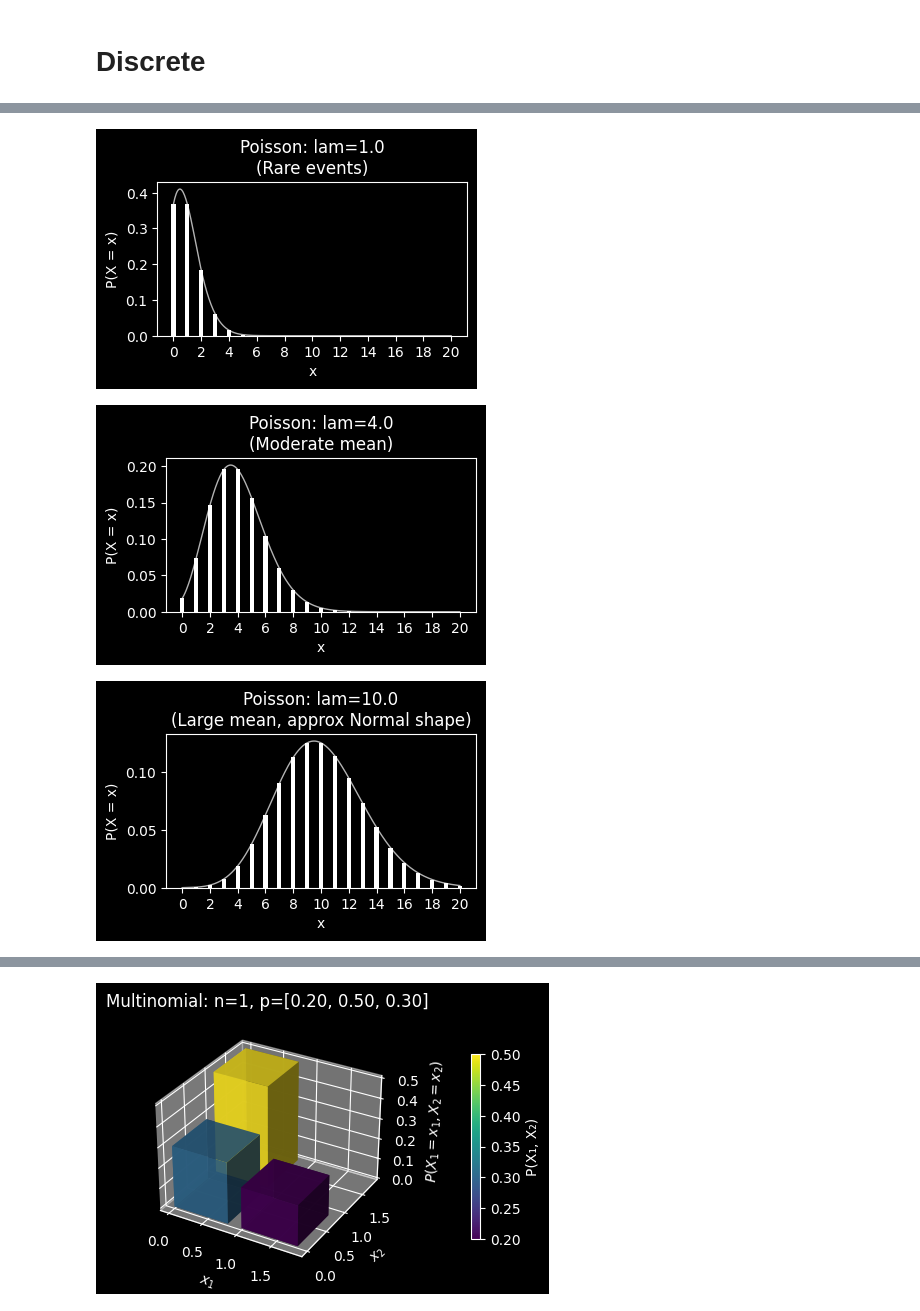
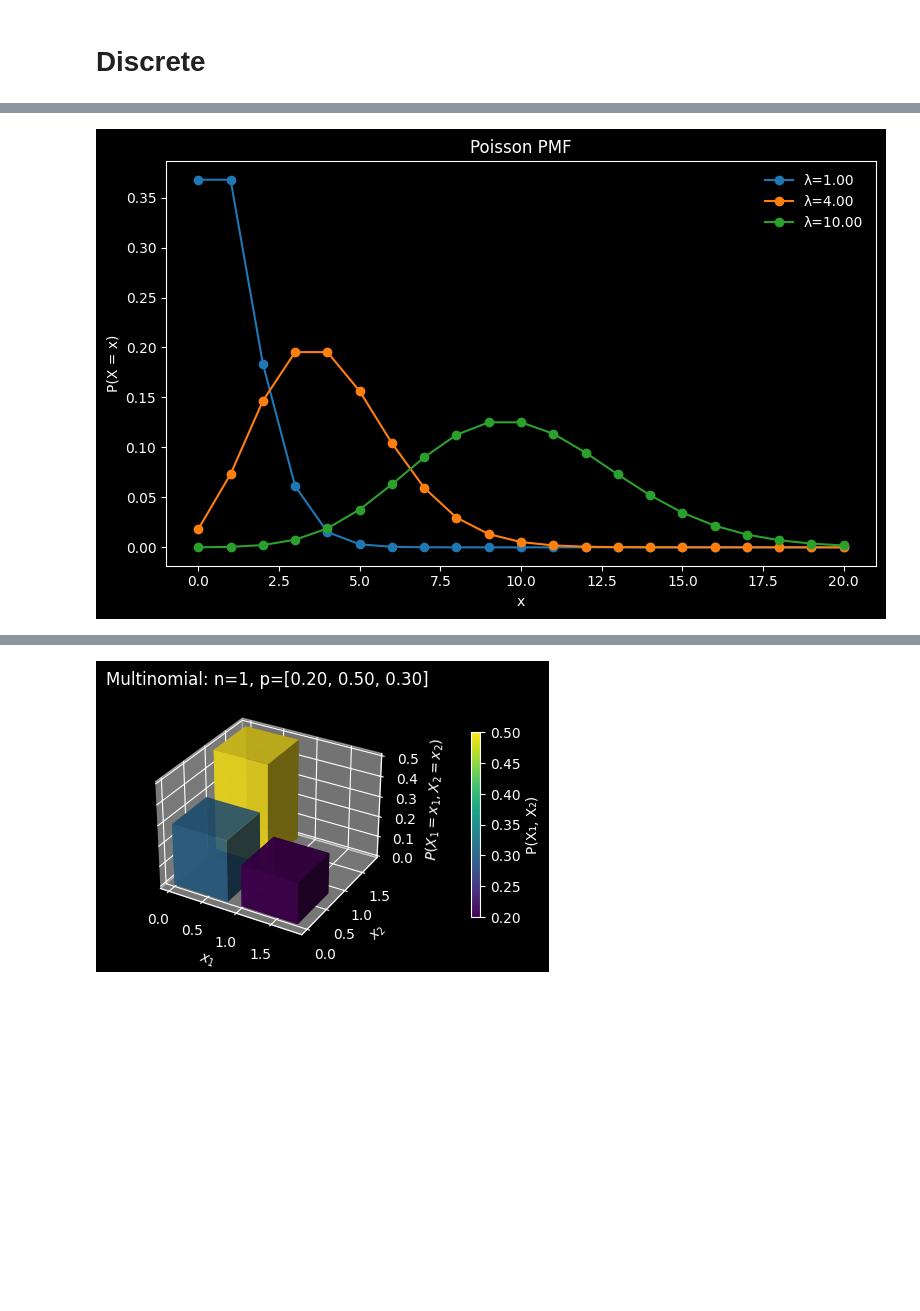
Before and after one commit to josephrich98/probability_distributions, a Jupyter notebook: plot_probability_distributions.ipynb, the cells around one changed output, grey strips where cells are left out. Drawn from its saved outputs; the diff is of its cells as text; code cells hidden in the pictures; blank space fills up the shorter version.

```diff
--- a/plot_probability_distributions.ipynb
+++ b/plot_probability_distributions.ipynb
@@ -9,13 +9,13 @@ import matplotlib.cm as cm
 import matplotlib.colors as mcolors
 from scipy.stats import (
     bernoulli, binom, hypergeom, geom, nbinom, poisson, betabinom, multinomial,
-    uniform, norm, expon, gamma, beta, weibull_min, pareto, cauchy, logistic, lognorm, t, chi2, multivariate_normal, dirichlet
+    uniform, norm, expon, gamma, beta, weibull_min, pareto, cauchy, logistic, lognorm, t, chi2, gumbel_r, laplace, multivariate_normal, dirichlet
 )
 
 OUT_DIR = os.path.join(os.path.abspath(""), "pmfs_and_pdfs")
 COLOR_PALETTE = [
     "#1f77b4", "#ff7f0e", "#2ca02c", "#d62728", "#9467bd",
-    "#8c564b", "#e377c2", "#7f7f7f", "#bcbd22", "#17becf"
+    "#8c564b", "#e377c2", "#bcbd22", "#17becf"
 ]
 # %% [markdown]
 # Discrete
@@ -467,11 +520,7 @@ plot_negativebinomial_pmf(r=5, p=0.1, x_max_plot=100, note="Low success probabil
 # %%
-plot_poisson_pmf(lam=1.0, note="Rare events")
-plot_poisson_pmf(lam=4.0, note="Moderate mean")
-plot_poisson_pmf(lam=10.0, note="Large mean, approx Normal shape")
+plot_poisson_pmf(lam=[1, 4, 10], x_max=20)
 # %% [output]
-[figure, old version]
+[figure, new version]
-[figure, removed]
-[figure, removed]
 # %%
 plot_discrete_uniform_pmf(a=1, b=6)
 # %% [output]
```
Also changed, not shown: parts of 36 cells of this notebook, 1 other file.
